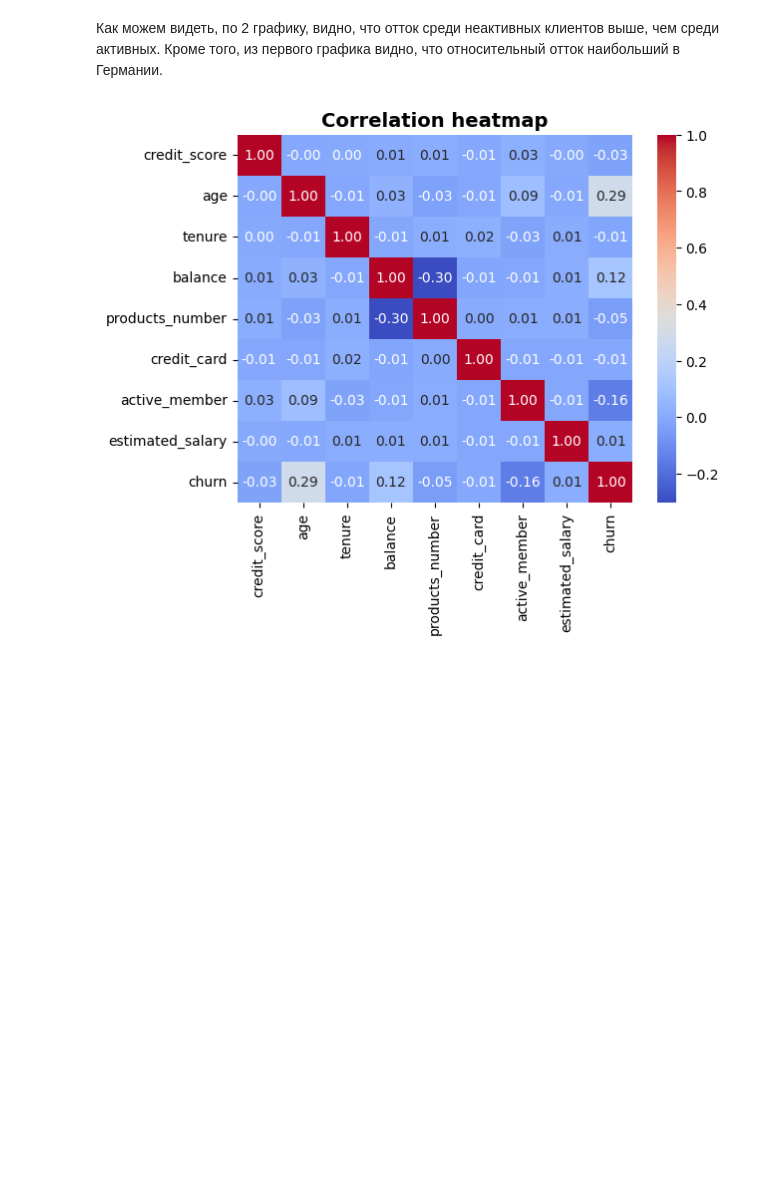
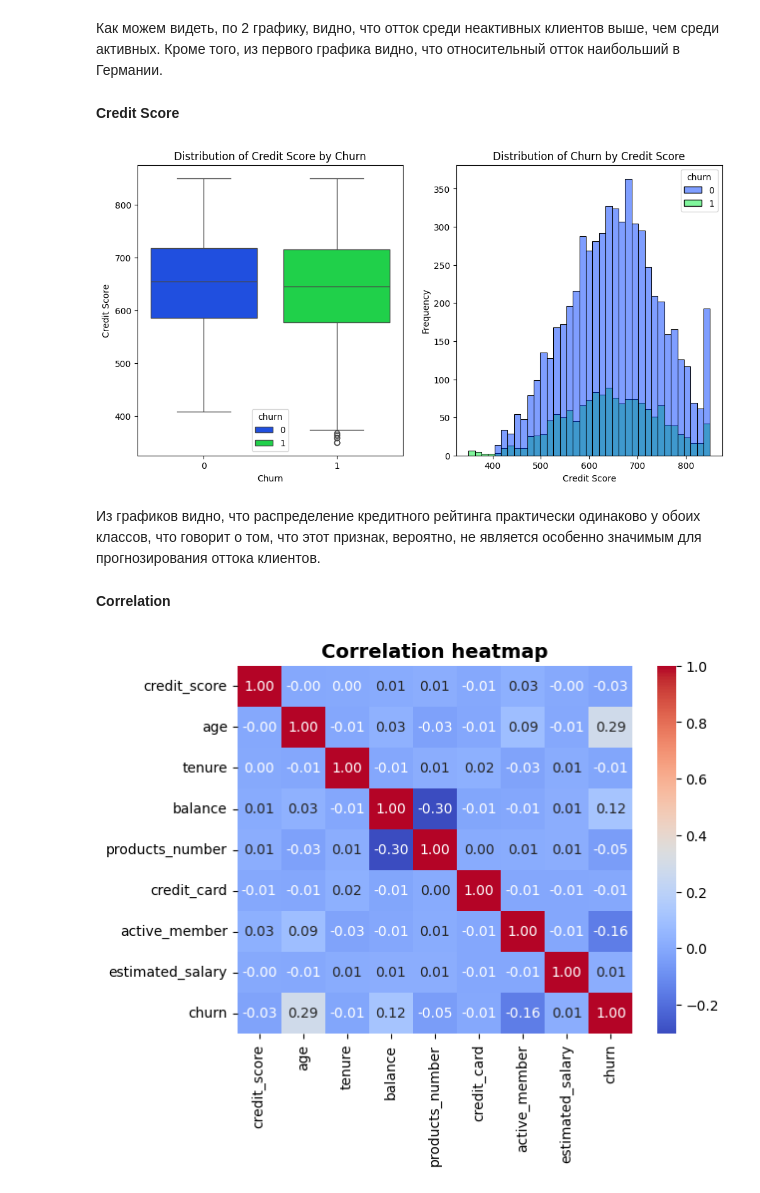
Before and after one commit to Mattheos1/andan_project, a Jupyter notebook: sample.ipynb, the cells around one changed output. Saved outputs shown, nothing was run; the diff lists cells and outputs as text; code cells hidden in the pictures; blank space fills up the shorter version.

Commit message:
Добавлены новые графики

```diff
--- a/sample.ipynb
+++ b/sample.ipynb
@@ -212,5 +213,27 @@ plt.tight_layout();
 # %% [markdown]
 Как можем видеть, по 2 графику, видно, что отток среди неактивных клиентов выше, чем среди активных. Кроме того, из первого графика видно, что относительный отток наибольший в Германии.
+# %% [markdown]
+**Credit Score**
+# %%
+fig, axs = plt.subplots(1, 2, figsize=(12, 6))
+
+# График ящика с усами распределения кредитного рейтинга
+sns.boxplot(x="churn", y="credit_score", data=df_train, hue="churn", ax=axs[0])
+axs[0].set_xlabel("Churn")
+axs[0].set_ylabel("Credit Score")
+axs[0].set_title("Distribution of Credit Score by Churn")
+
+# Гистограмма кредитного рейтинга
+sns.histplot(data=df_train, x="credit_score", hue="churn", ax=axs[1])
+axs[1].set_xlabel("Credit Score")
+axs[1].set_ylabel("Frequency")
+axs[1].set_title("Distribution of Churn by Credit Score");
+# %% [output]
+[figure, added]
+# %% [markdown]
+Из графиков видно, что распределение кредитного рейтинга практически одинаково у обоих классов, что говорит о том, что этот признак, вероятно, не является особенно значимым для прогнозирования оттока клиентов.
+# %% [markdown]
+**Correlation**
 # %%
 ax = sns.heatmap(df.corr(numeric_only=True), cmap='coolwarm', annot=True, fmt="0.2f")
 ax.set_title("Correlation heatmap", fontsize=14, weight='bold')
```
Also changed, not shown: parts of 4 cells of this notebook.
